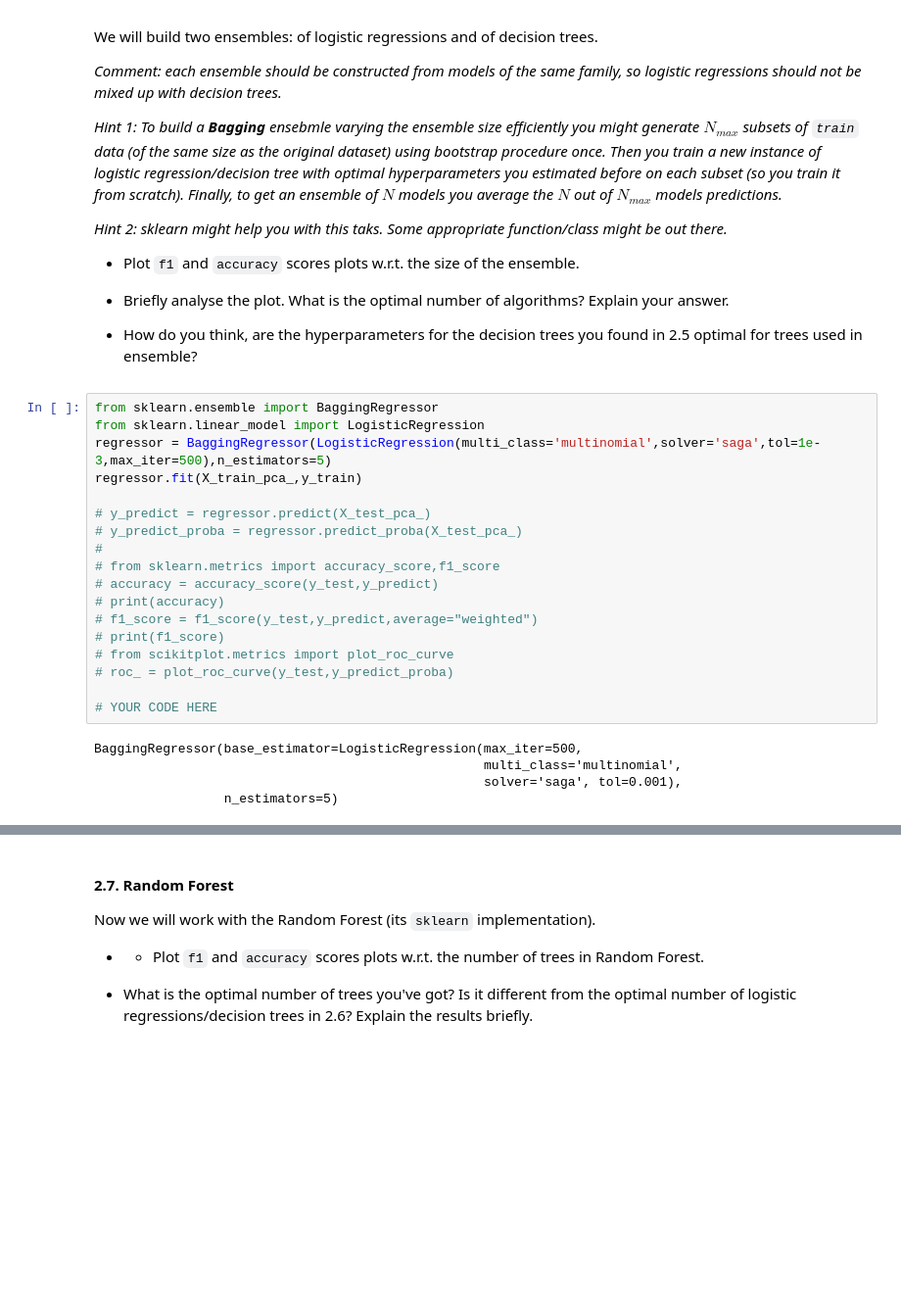
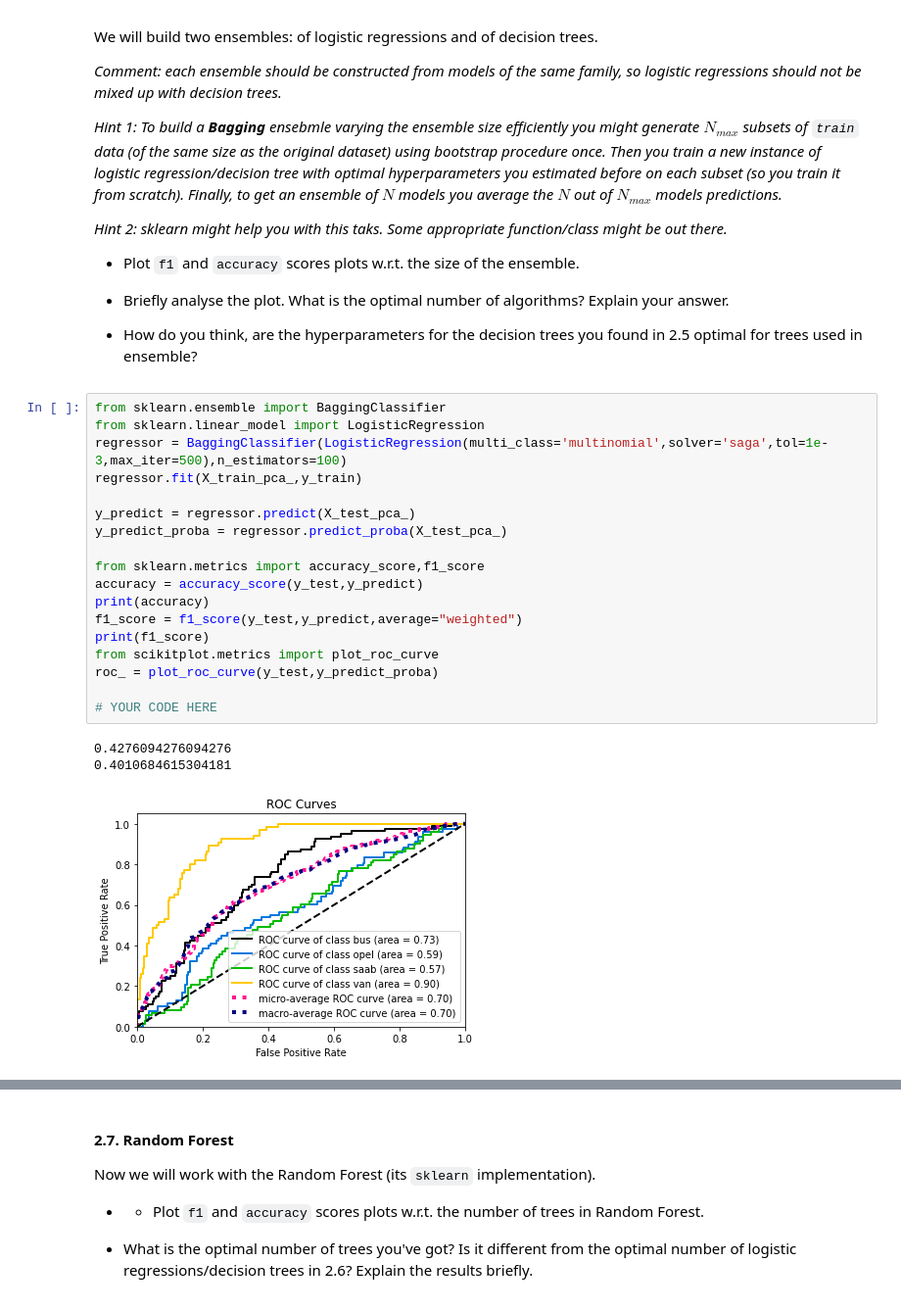
Before and after one commit to GreenSeed/ml-mipt, a Jupyter notebook: homeworks_basic/Lab1_ML_pipeline_and_SVM/Lab1_part2_ml_pipeline.ipynb, the cells around one changed output, grey strips where cells are left out. Shown at 98% size. Cells and saved outputs as stored; diff of their text form; blank space fills up the shorter version.

```diff
--- a/homeworks_basic/Lab1_ML_pipeline_and_SVM/Lab1_part2_ml_pipeline.ipynb
+++ b/homeworks_basic/Lab1_ML_pipeline_and_SVM/Lab1_part2_ml_pipeline.ipynb
@@ -258,26 +262,25 @@ We will build two ensembles: of logistic regressions and of decision trees.
 
 * How do you think, are the hyperparameters for the decision trees you found in 2.5 optimal for trees used in ensemble?
 # %%
-from sklearn.ensemble import BaggingRegressor
+from sklearn.ensemble import BaggingClassifier
 from sklearn.linear_model import LogisticRegression
-regressor = BaggingRegressor(LogisticRegression(multi_class='multinomial',solver='saga',tol=1e-3,max_iter=500),n_estimators=5)
+regressor = BaggingClassifier(LogisticRegression(multi_class='multinomial',solver='saga',tol=1e-3,max_iter=500),n_estimators=100)
 regressor.fit(X_train_pca_,y_train)
 
-# y_predict = regressor.predict(X_test_pca_)
-# y_predict_proba = regressor.predict_proba(X_test_pca_)
-#
-# from sklearn.metrics import accuracy_score,f1_score
-# accuracy = accuracy_score(y_test,y_predict)
-# print(accuracy)
-# f1_score = f1_score(y_test,y_predict,average="weighted")
-# print(f1_score)
-# from scikitplot.metrics import plot_roc_curve
-# roc_ = plot_roc_curve(y_test,y_predict_proba)
+y_predict = regressor.predict(X_test_pca_)
+y_predict_proba = regressor.predict_proba(X_test_pca_)
+
+from sklearn.metrics import accuracy_score,f1_score
+accuracy = accuracy_score(y_test,y_predict)
+print(accuracy)
+f1_score = f1_score(y_test,y_predict,average="weighted")
+print(f1_score)
+from scikitplot.metrics import plot_roc_curve
+roc_ = plot_roc_curve(y_test,y_predict_proba)
 
 # YOUR CODE HERE
 # %% [output]
-BaggingRegressor(base_estimator=LogisticRegression(max_iter=500,
-                                                   multi_class='multinomial',
-                                                   solver='saga', tol=0.001),
-                 n_estimators=5)
+0.4276094276094276
+0.4010684615304181
+[figure, added]
 # %%
```
Also changed, not shown: parts of 13 cells of this notebook, 1 other file.
